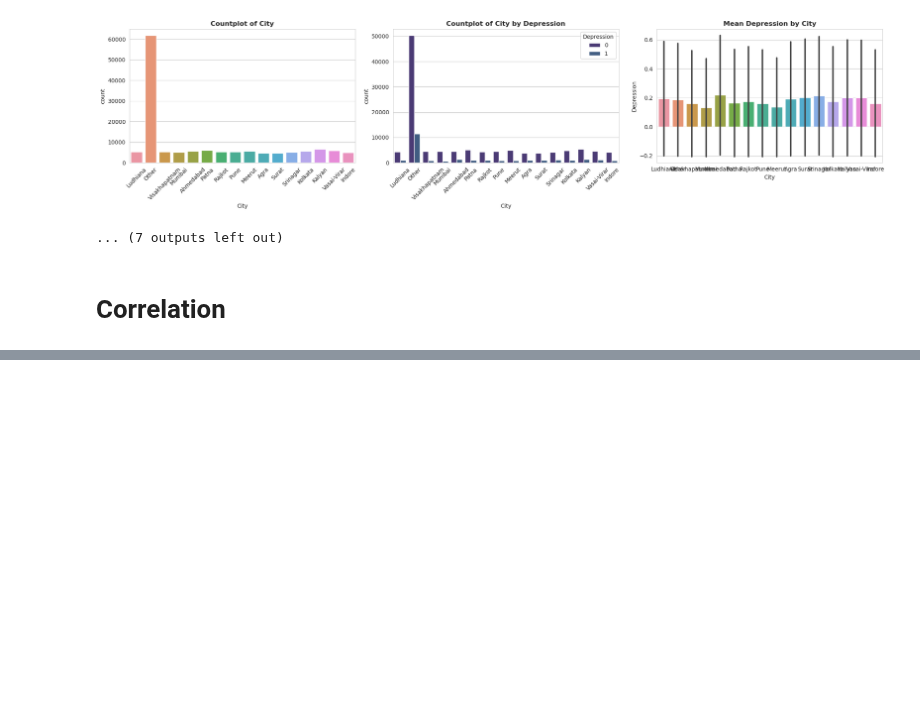
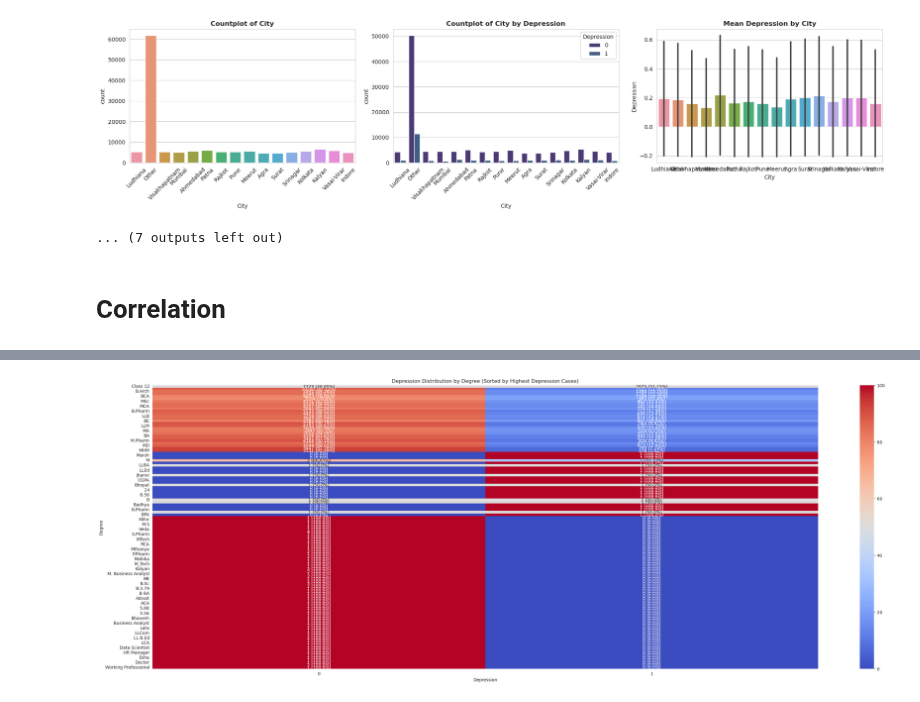
Before and after one commit to mailmezorro/playground-series-s4e11, a Jupyter notebook: EDA/playground-series-s4e11-eda.ipynb, the cells around one changed output, grey strips where cells are left out. Cells and saved outputs as stored; diff of their text form; code cells hidden in the pictures; blank space fills up the shorter version.

```diff
--- a/EDA/playground-series-s4e11-eda.ipynb
+++ b/EDA/playground-series-s4e11-eda.ipynb
@@ -437,0 +478,4 @@ visualize_feature_attributes(train.drop(columns=['Name']), target="Depression")
+# %%
+plot_heatmap(train, 'Degree', 'Depression')
+# %% [output]
+[figure, added]
```
Also changed, not shown: parts of 8 cells of this notebook.
